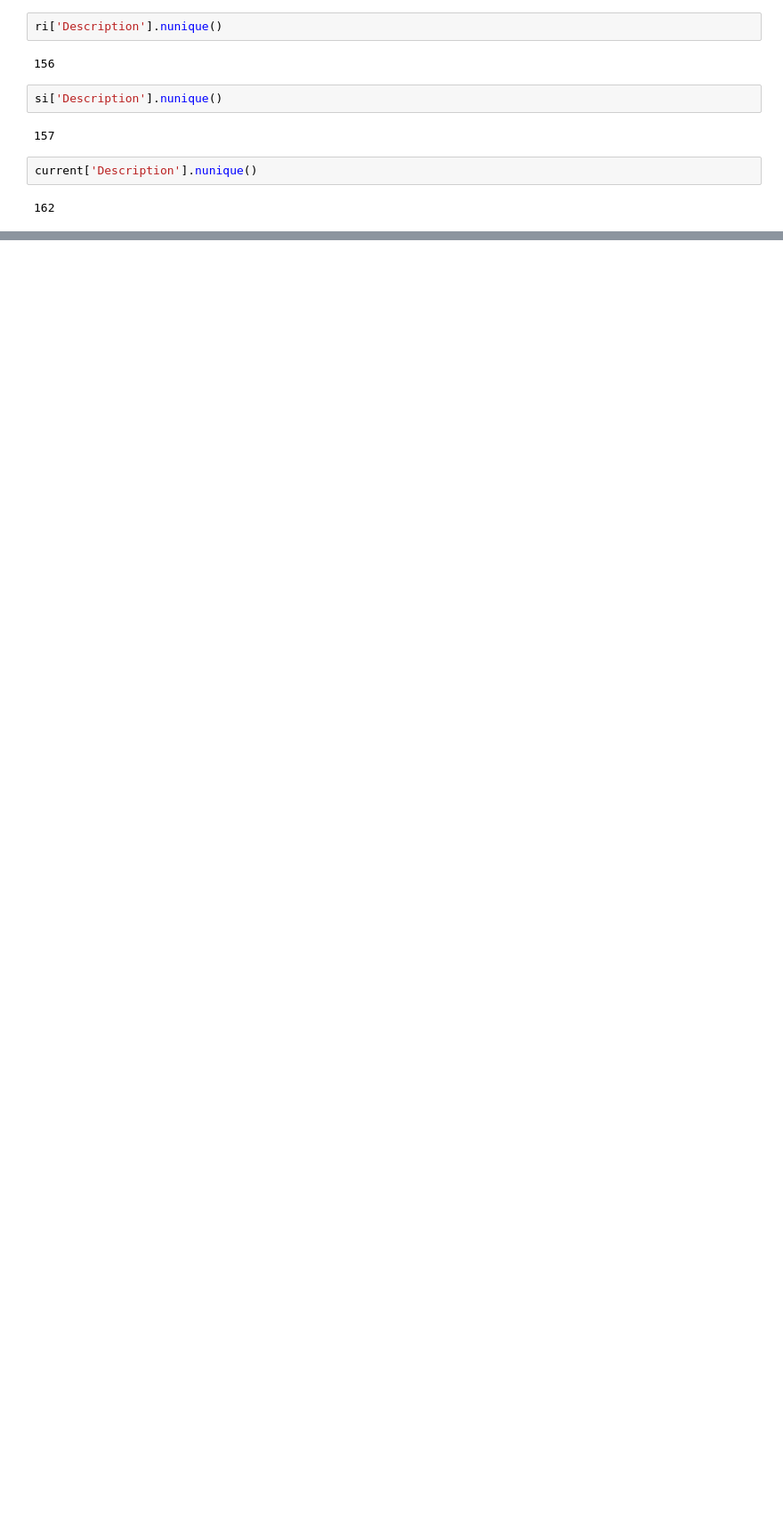
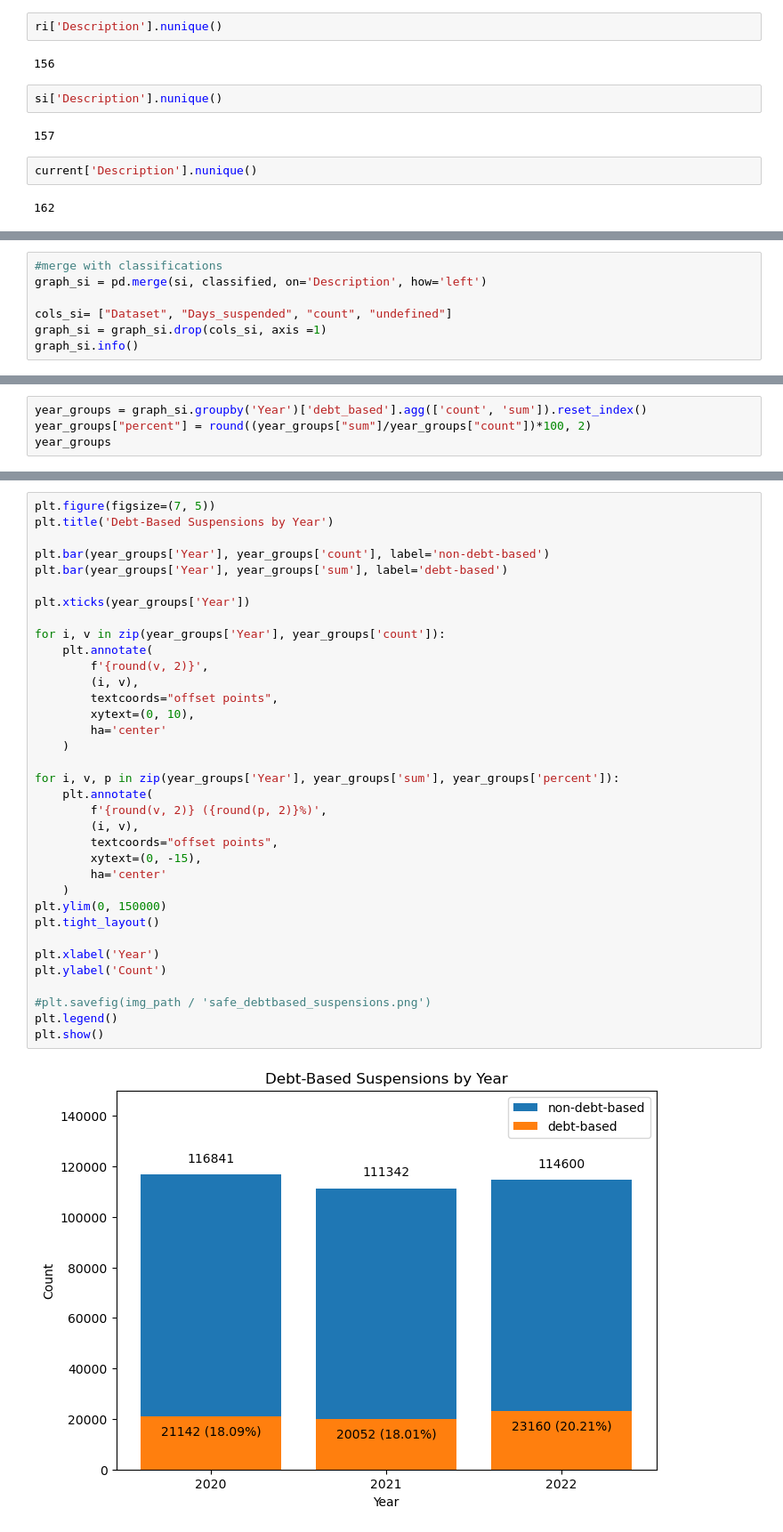
Before and after one commit to BU-Spark/ds4g-livable-streets-debt, a Jupyter notebook: Final Tableau Code.ipynb, the cells around one changed output, grey strips where cells are left out. Shown at 89% size. Cells and saved outputs as stored; diff of their text form; blank space fills up the shorter version.

```diff
--- a/Final Tableau Code.ipynb
+++ b/Final Tableau Code.ipynb
@@ -192,0 +212,7 @@ current['Description'].nunique()
+# %%
+#merge with classifications
+graph_si = pd.merge(si, classified, on='Description', how='left')
+
+cols_si= ["Dataset", "Days_suspended", "count", "undefined"]
+graph_si = graph_si.drop(cols_si, axis =1)
+graph_si.info()
@@ -192,0 +232,4 @@ current['Description'].nunique()
+# %%
+year_groups = graph_si.groupby('Year')['debt_based'].agg(['count', 'sum']).reset_index()
+year_groups["percent"] = round((year_groups["sum"]/year_groups["count"])*100, 2)
+year_groups
@@ -192,0 +241,37 @@ current['Description'].nunique()
+# %%
+plt.figure(figsize=(7, 5))
+plt.title('Debt-Based Suspensions by Year')
+
+plt.bar(year_groups['Year'], year_groups['count'], label='non-debt-based')
+plt.bar(year_groups['Year'], year_groups['sum'], label='debt-based')
+
+plt.xticks(year_groups['Year'])
+
+for i, v in zip(year_groups['Year'], year_groups['count']):
+    plt.annotate(
+        f'{round(v, 2)}',
+        (i, v),
+        textcoords="offset points",
+        xytext=(0, 10),
+        ha='center'
+    )
+
+for i, v, p in zip(year_groups['Year'], year_groups['sum'], year_groups['percent']):
+    plt.annotate(
+        f'{round(v, 2)} ({round(p, 2)}%)',
+        (i, v),
+        textcoords="offset points",
+        xytext=(0, -15),
+        ha='center'
+    )
+plt.ylim(0, 150000)
+plt.tight_layout()
+
+plt.xlabel('Year')
+plt.ylabel('Count')
+
+#plt.savefig(img_path / 'safe_debtbased_suspensions.png')
+plt.legend()
+plt.show()
+# %% [output]
+[figure, added]
```
Also changed, not shown: parts of 7 cells of this notebook.
